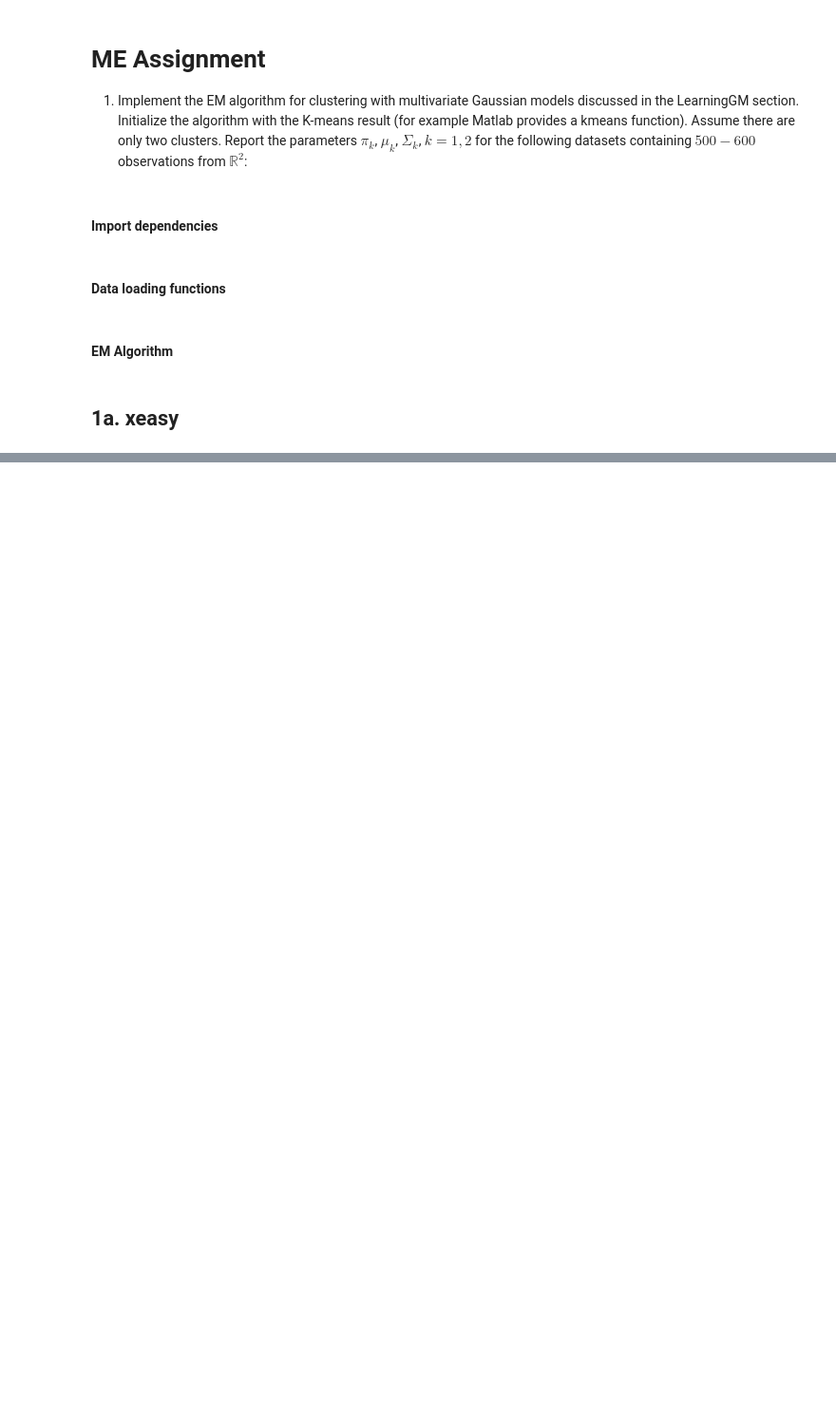
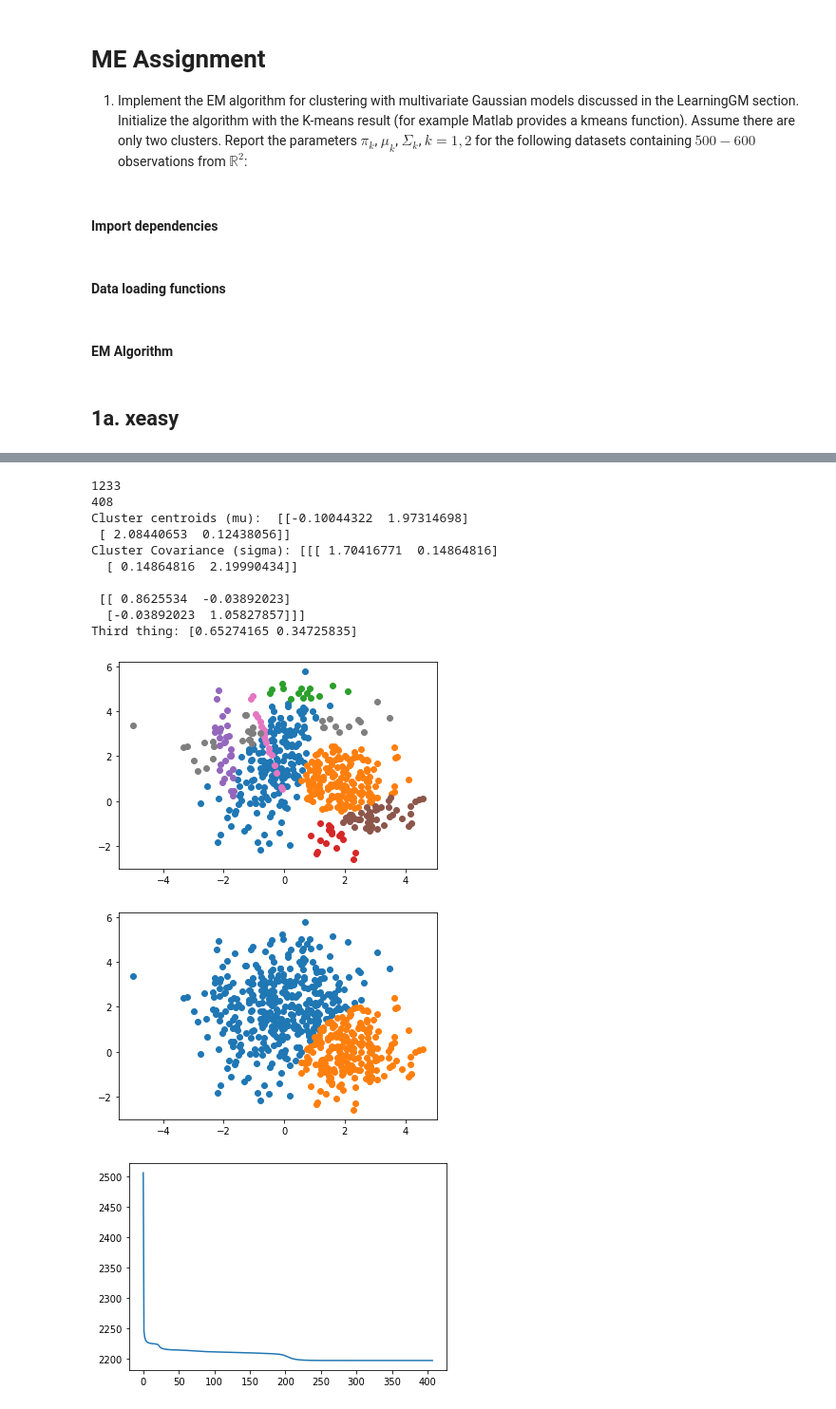
Before and after one commit to Kosaro/MachineLearningAssignments, a Jupyter notebook: EM.ipynb, the cells around one changed output, grey strips where cells are left out. Shown at 95% size. Cells and saved outputs as stored; diff of their text form; code cells hidden in the pictures; blank space fills up the shorter version.

```diff
--- a/EM.ipynb
+++ b/EM.ipynb
@@ -160,0 +158,17 @@ EM(get_x2())
+# %%
+#print_EM(get_x1())
+proven_EM(get_x1())
+# %% [output]
+1233
+408
+Cluster centroids (mu):  [[-0.10044322  1.97314698]
+ [ 2.08440653  0.12438056]]
+Cluster Covariance (sigma): [[[ 1.70416771  0.14864816]
+  [ 0.14864816  2.19990434]]
+
+ [[ 0.8625534  -0.03892023]
+  [-0.03892023  1.05827857]]]
+Third thing: [0.65274165 0.34725835]
+[figure, added]
+[figure, added]
+[figure, added]
```
Also changed, not shown: parts of 7 cells of this notebook.
